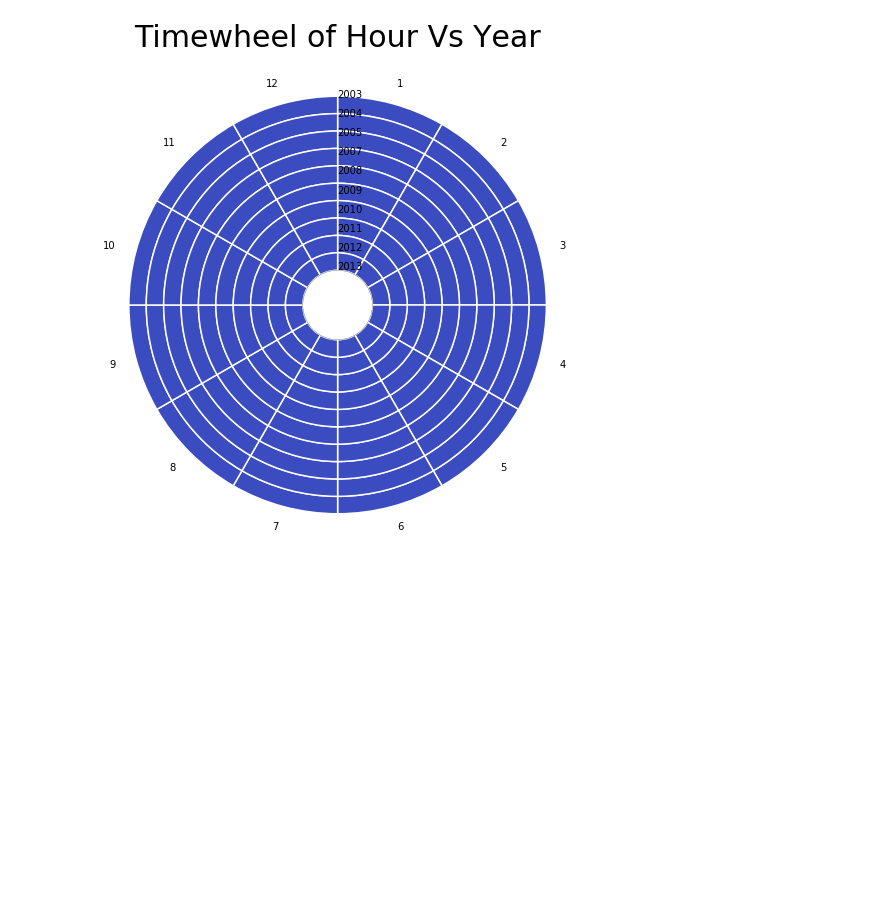
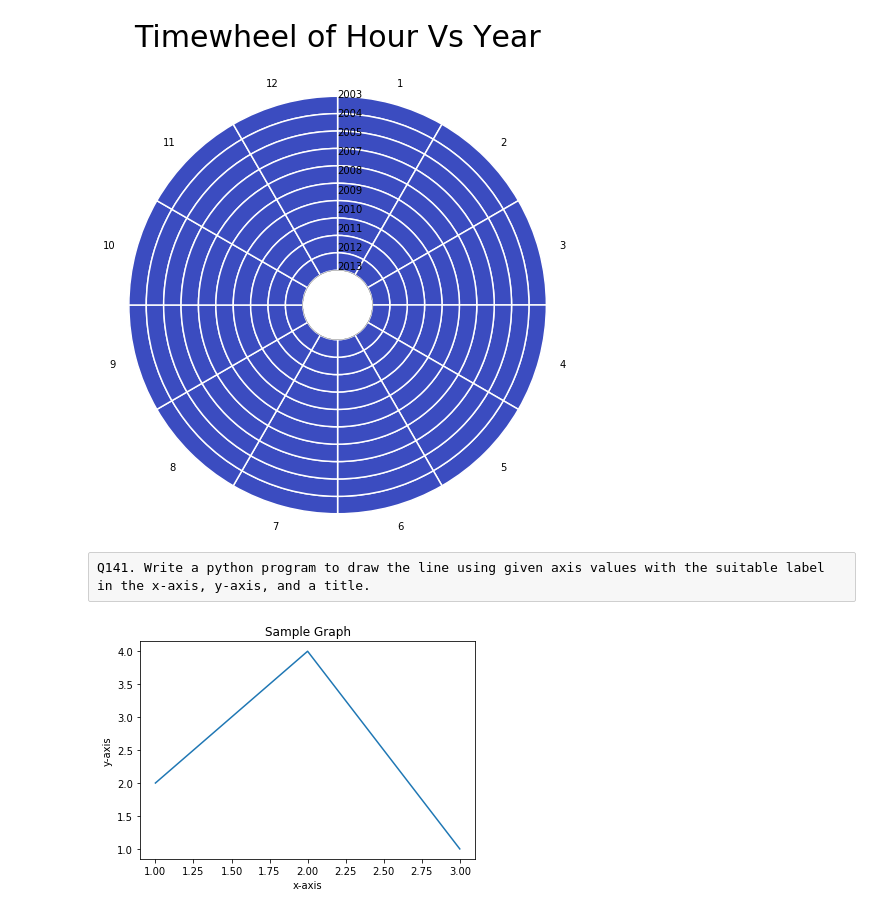
Before and after one commit to naveenkumardb/Python-Programming-Excercises, a Jupyter notebook: Python Subjective Programming Excercises.ipynb, the cells around one changed output. Saved outputs shown, nothing was run; the diff lists cells and outputs as text; code cells hidden in the pictures; blank space fills up the shorter version.

Commit message:
add more data visualization exercises

```diff
--- a/Python Subjective Programming Excercises.ipynb
+++ b/Python Subjective Programming Excercises.ipynb
@@ -2931,3 +2931,17 @@ pie_heatmap(month_vs_year, vmin=-20,vmax=80,inner_r=0.2)
 plt.show()
 # %% [output]
 [figure]
+# %% [raw]
+Q141. Write a python program to draw the line using given axis values with the suitable label in the x-axis, y-axis, and a title.
+# %%
+import matplotlib.pyplot as plt
+# x axis values
+x = [1,2,3]
+y = [2,4,1]
+plt.plot(x,y)
+plt.xlabel('x-axis')
+plt.ylabel('y-axis')
+plt.title('Sample Graph')
+plt.show()
+# %% [output]
+[figure, added]
```
Also changed, not shown: parts of 18 cells of this notebook, 2 other files.
